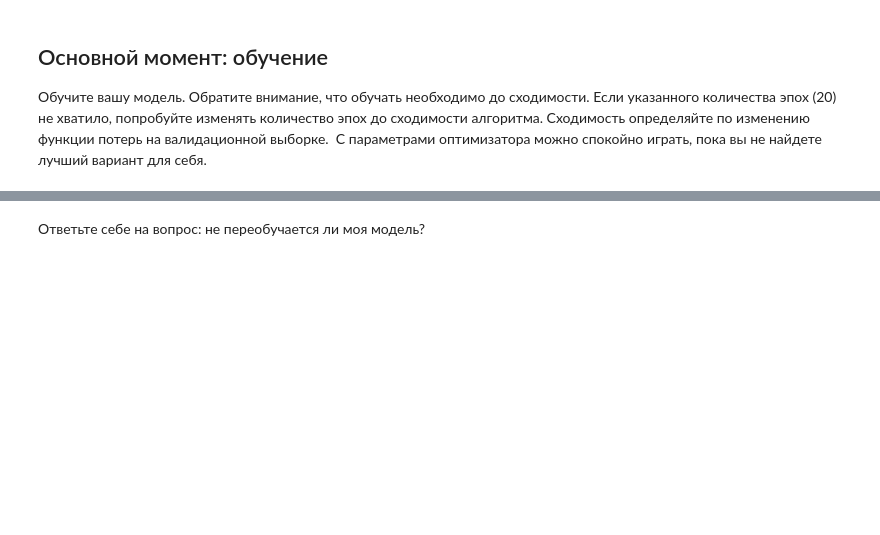
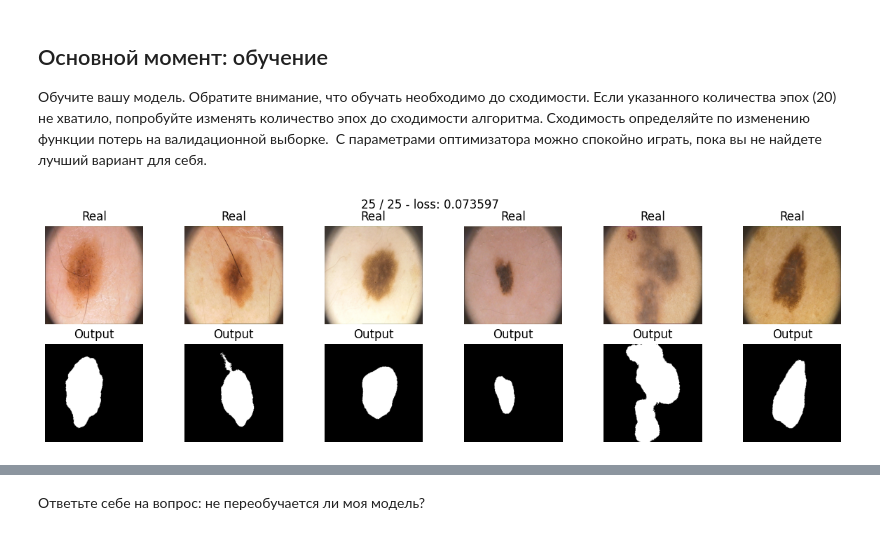
Before and after one commit to Nikc-mk/Deep_Learning_1, a Jupyter notebook: notebooks/[hw]semantic_segmentation.ipynb, the cells around one changed output, grey strips where cells are left out. Saved outputs shown, nothing was run; the diff lists cells and outputs as text; code cells hidden in the pictures; blank space fills up the shorter version.

```diff
--- a/notebooks/[hw]semantic_segmentation.ipynb
+++ b/notebooks/[hw]semantic_segmentation.ipynb
@@ -272,6 +285,7 @@ $$\mathcal L_{BCE}(y, \hat y) = -\sum_i \left[y_i\log\sigma(\hat y_i) + (1-y_i)\
 $$\mathcal L_{BCE} = \hat y - y\hat y + \log\left(1+\exp(-\hat y)\right).$$
 # %%
 def bce_loss(y_real, y_pred):
+    return (y_pred - y_real * y_pred + torch.log(1 + torch.exp(-y_pred))).mean()
     # TODO
     # please don't use nn.BCELoss. write it from scratch
 # %% [markdown]
@@ -287,17 +301,19 @@ def train(model, opt, loss_fn, epochs, data_tr, data_val):
         print('* Epoch %d/%d' % (epoch+1, epochs))
 
         avg_loss = 0
+        avg_loss_val = 0
         model.train()  # train mode
         for X_batch, Y_batch in data_tr:
             # data to device
-
+            X_batch, Y_batch = X_batch.to(device), Y_batch.to(device)
             # set parameter gradients to zero
+            opt.zero_grad()
 
             # forward
-            Y_pred =
-            loss =  # forward-pass
-            loss  # backward-pass
-            opt  # update weights
+            Y_pred = model(X_batch)
+            loss = loss_fn(Y_batch, Y_pred) # forward-pass
+            loss.backward()  # backward-pass
+            opt.step()  # update weights
 
             # calculate loss to show the user
             avg_loss += loss / len(data_tr)
@@ -306,8 +322,13 @@ def train(model, opt, loss_fn, epochs, data_tr, data_val):
 
         # show intermediate results
         model.eval()  # testing mode
-        Y_hat = # detach and put into cpu
-
+        for X_val, y_val in data_val:
+            with torch.no_grad():
+                Y_hat = model(X_val.to(device)).detach().cpu() # detach and put into cpu
+                loss = loss_fn(y_val, Y_hat)
+                Y_hat = torch.sigmoid(Y_hat) > 0.5
+                avg_loss_val += loss / len(data_val)
+        print('loss: %f' % avg_loss_val)
         # Visualize tools
         clear_output(wait=True)
         for k in range(6):
@@ -350,6 +370,9 @@ model = SegNet().to(device)
 # %%
-max_epochs = 20
-optim
+model = SegNet().to(device)
+max_epochs = 25
+optim = torch.optim.Adam(model.parameters(), lr=1e-4)
 train(model, optim, bce_loss, max_epochs, data_tr, data_val)
+# %% [output]
+[figure, added]
 # %%
 score_model(model, iou_pytorch, data_val)
```
Also changed, not shown: parts of 18 cells of this notebook.
